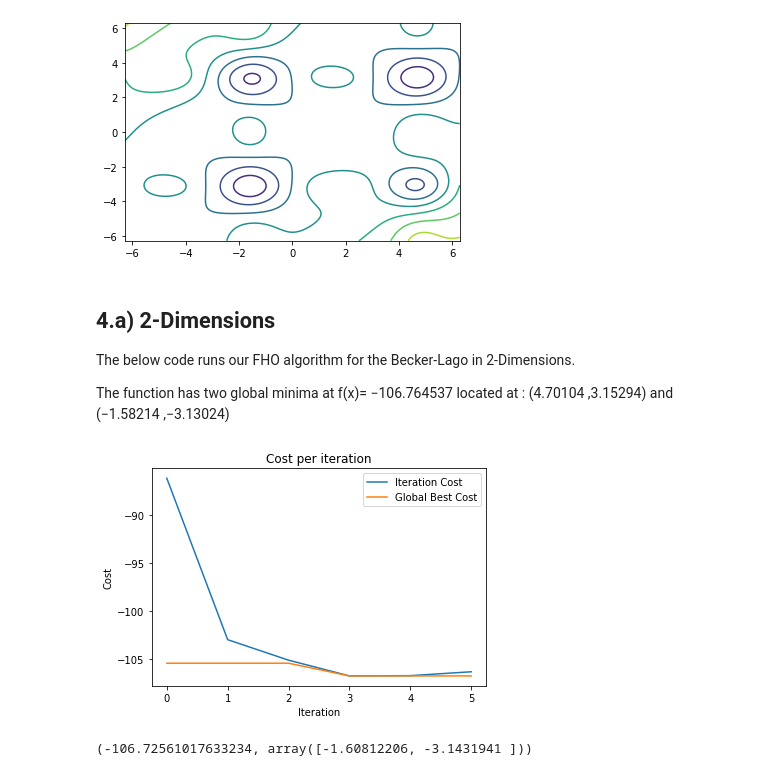
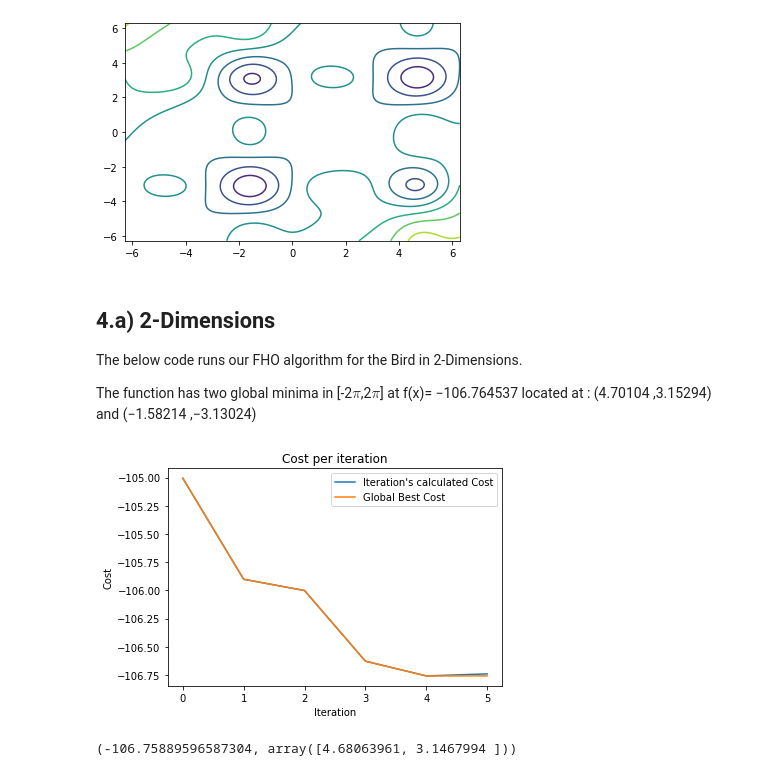
Before and after one commit to thieu1995/metaheuristics, a Jupyter notebook: FHO_VF.ipynb, the cells around one changed output. Cells and saved outputs as stored; diff of their text form; code cells hidden in the pictures.

```diff
--- a/FHO_VF.ipynb
+++ b/FHO_VF.ipynb
@@ -489,22 +509,22 @@ plt.show()
 # %% [markdown]
 <h2>4.a)  2-Dimensions </h2>
 
-The below code runs our FHO algorithm for the Becker-Lago in 2-Dimensions.
+The below code runs our FHO algorithm for the Bird in 2-Dimensions.
 
-The function has two global minima at f(x)= −106.764537 located at :
+The function has two global minima in [-2$\pi$,2$\pi$] at f(x)= −106.764537 located at :
 (4.70104 ,3.15294) and  (−1.58214 ,−3.13024)
 # %%
 def bird(X):
   x,y = X
   return np.sin(x)*(np.exp(1-np.cos(y))**2)+np.cos(y)*(np.exp(1-np.sin(x))**2)+(x-y)**2
 
 minD=[-2*np.pi,-2*np.pi]
 maxD=[2*np.pi,2*np.pi]
 
-opti=FHO(minD , maxD, N=200, function = bird, max_iter=20000)
+opti=FHO(minD , maxD, pop_size=200, cost_function =  bird, max_generations=20000)
 a,b=opti.minimize_FHO()
 opti.plot_costs()
 a,b
 # %% [output]
-[figure, old version]
+[figure, new version]
-(-106.72561017633234, array([-1.60812206, -3.1431941 ]))
+(-106.75889596587304, array([4.68063961, 3.1467994 ]))
```
Also changed, not shown: parts of 10 cells of this notebook.
